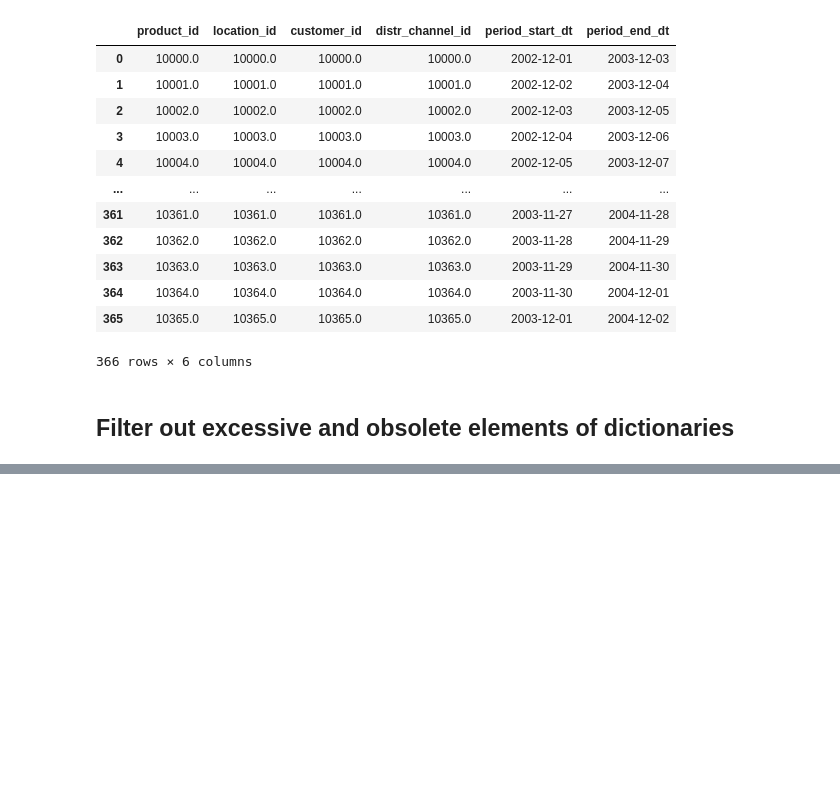
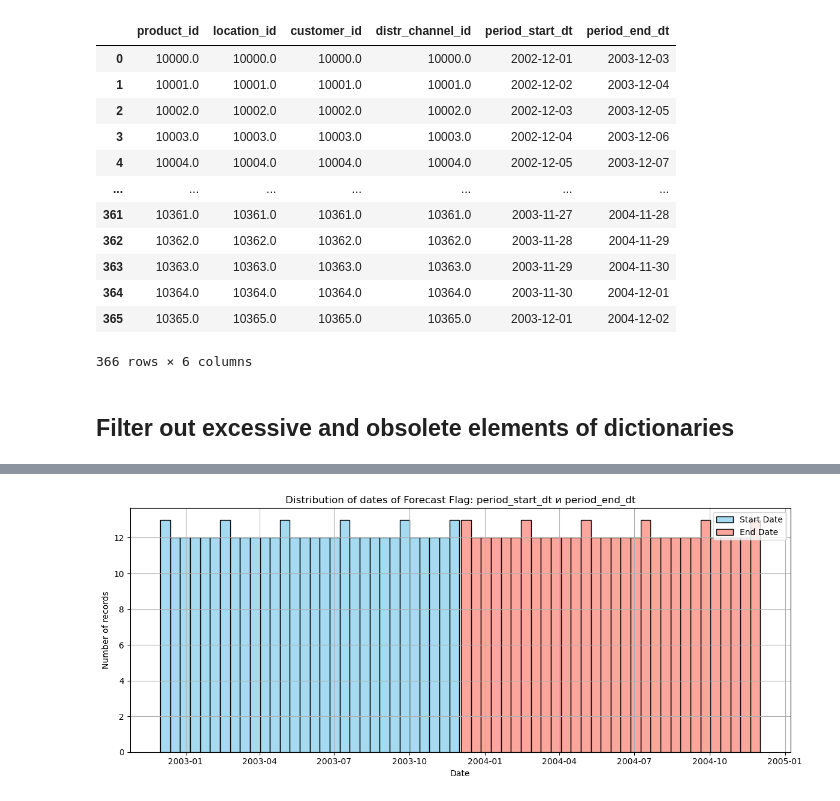
Before and after one commit to aromanenko/DFP, a Jupyter notebook: notebooks/forecast_flag.ipynb, the cells around one changed output, grey strips where cells are left out. Cells and saved outputs as stored; diff of their text form; code cells hidden in the pictures; blank space fills up the shorter version.

```diff
--- a/notebooks/forecast_flag.ipynb
+++ b/notebooks/forecast_flag.ipynb
@@ -493,0 +652,13 @@ Forecast_Flag
+# %%
+plt.figure(figsize=(12, 5))
+sns.histplot(Forecast_Flag['period_start_dt'], bins=30, kde=False, color='skyblue', label='Start Date')
+sns.histplot(Forecast_Flag['period_end_dt'], bins=30, kde=False, color='salmon', label='End Date', alpha=0.7)
+plt.title("Distribution of dates of Forecast Flag: period_start_dt и period_end_dt")
+plt.xlabel("Date")
+plt.ylabel("Number of records")
+plt.legend()
+plt.grid(True)
+plt.tight_layout()
+plt.show()
+# %% [output]
+[figure, added]
```
Also changed, not shown: parts of 31 cells of this notebook.
